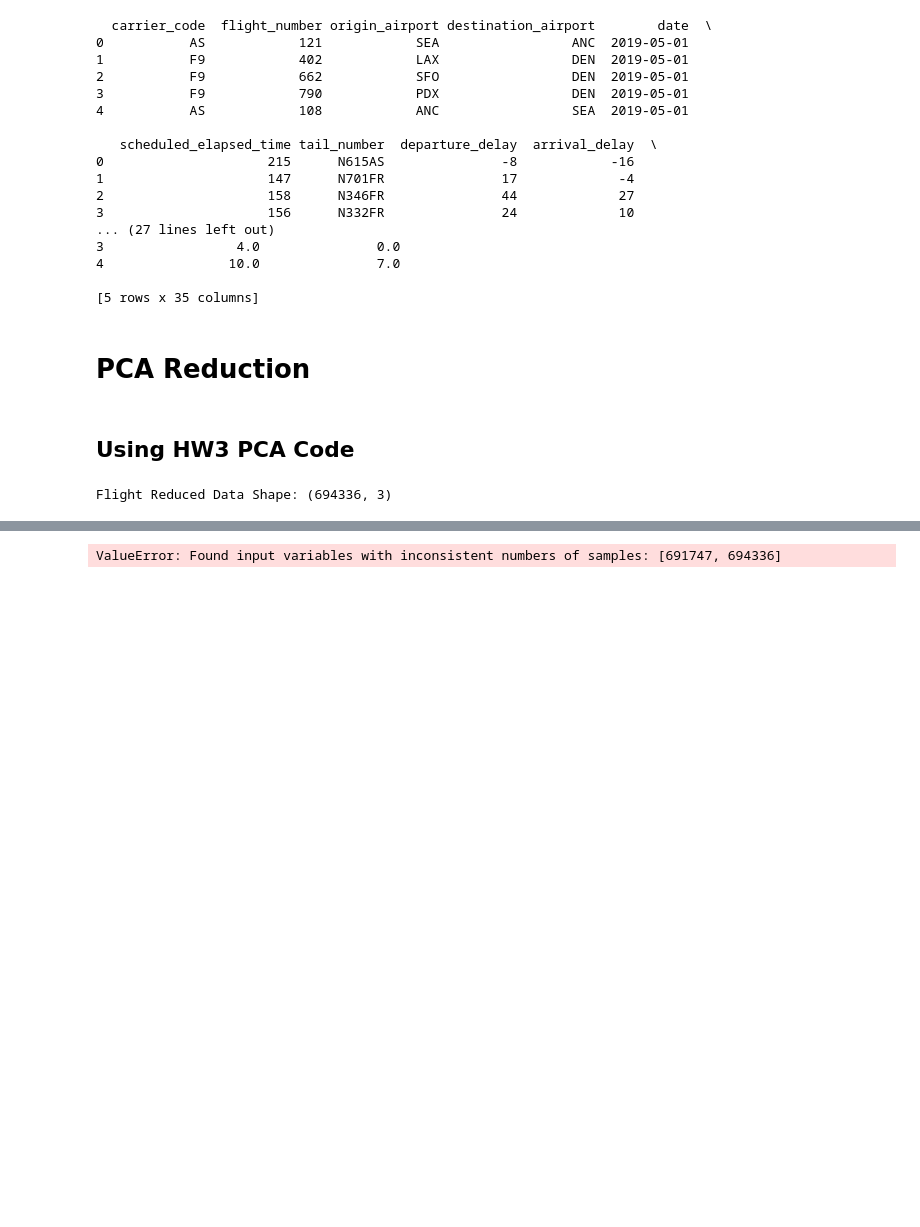
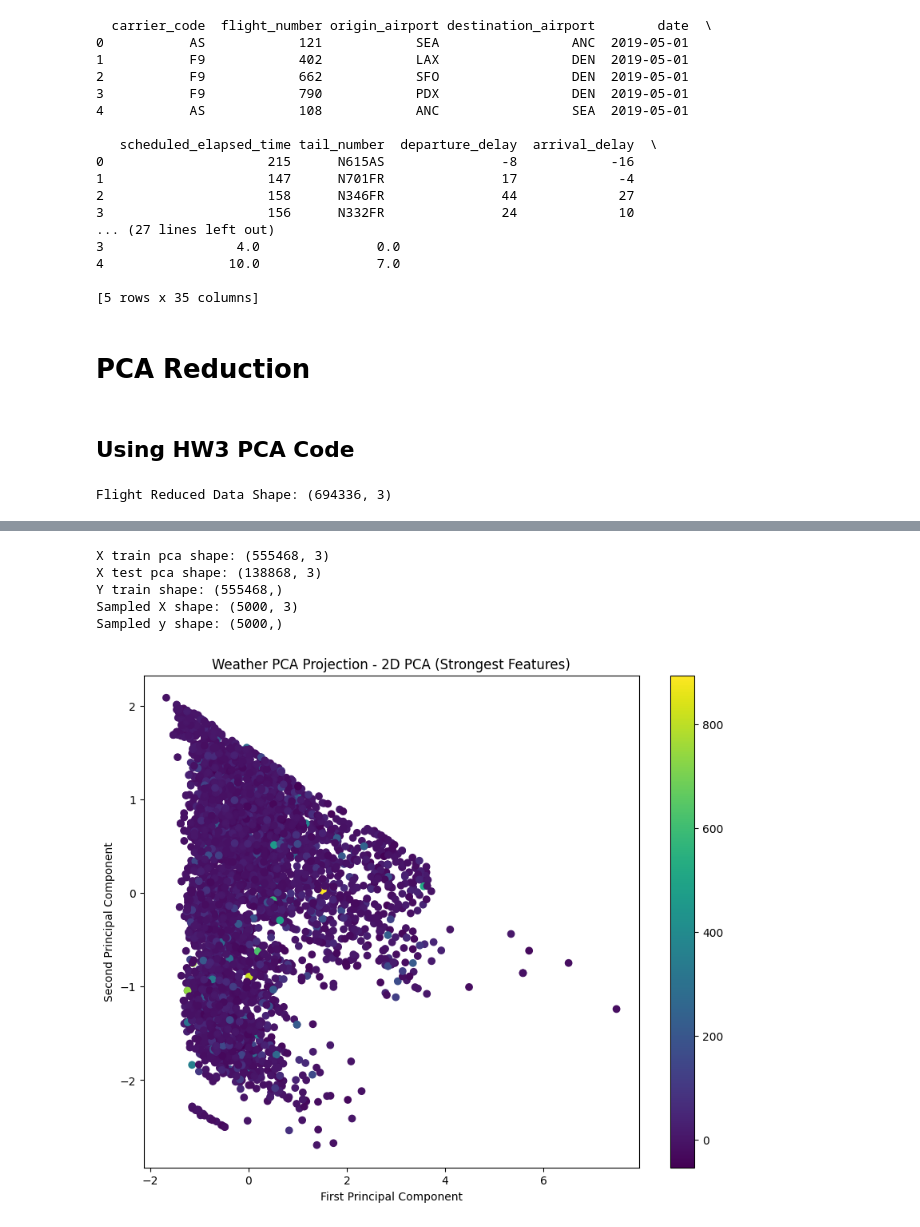
Before and after one commit to snaseem8/airline_delay_prediction, a Jupyter notebook: WeatherDataProcessing.ipynb, the cells around one changed output, grey strips where cells are left out. Drawn from its saved outputs; the diff is of its cells as text; code cells hidden in the pictures; blank space fills up the shorter version.

```diff
--- a/WeatherDataProcessing.ipynb
+++ b/WeatherDataProcessing.ipynb
@@ -112,9 +168,7 @@ Flight Reduced Data Shape: (694336, 3)
 # %%
-from sklearn.model_selection import train_test_split
-
-# Split into train and test sets
+# Now use these matched arrays for the split
 X_train, X_test, y_train, y_test = train_test_split(
-    weather_reduced_data, y_normalized, test_size=0.2, random_state=42
+    flight_reduced_data, y, test_size=0.2, random_state=42
 )
 
 # Initialize PCA
@@ -124,31 +178,36 @@ X_train_np = X_train.astype(float)
 X_test_np = X_test.astype(float)
 
 # Standardize the data
 scaler = StandardScaler()
 X_train_scaled = scaler.fit_transform(X_train)
 X_test_scaled = scaler.transform(X_test)
 
 # Fit PCA on the scaled data
 pca.fit(X_train_scaled)
 
 X_train_pca = pca.transform(X_train_scaled, K=3)
 X_test_pca = pca.transform(X_test_scaled, K=3)
 
 print(f"X train pca shape: {X_train_pca.shape}")
 print(f"X test pca shape: {X_test_pca.shape}")
 print(f"Y train shape: {y_train.shape}")
 
 # Randomly choose indices
 sample_size = min(5000, len(y_train))  # Ensure sample size does not exceed available data
 indices = np.random.choice(len(y_train), size=sample_size, replace=False)
 
 # Subset the data
 X_sample = X_train_pca[indices]
 y_sample = y_train[indices]  # Use direct indexing for NumPy arrays
 
 print("Sampled X shape:", X_sample.shape)
 print("Sampled y shape:", y_sample.shape)
 
 pca.visualize(X=X_sample, y=y_sample, fig_title="Weather PCA Projection")
 # %% [output]
-ValueError: Found input variables with inconsistent numbers of samples: [691747, 694336]
+X train pca shape: (555468, 3)
+X test pca shape: (138868, 3)
+Y train shape: (555468,)
+Sampled X shape: (5000, 3)
+Sampled y shape: (5000,)
+[figure, added]
```
Also changed, not shown: parts of 3 cells of this notebook.
